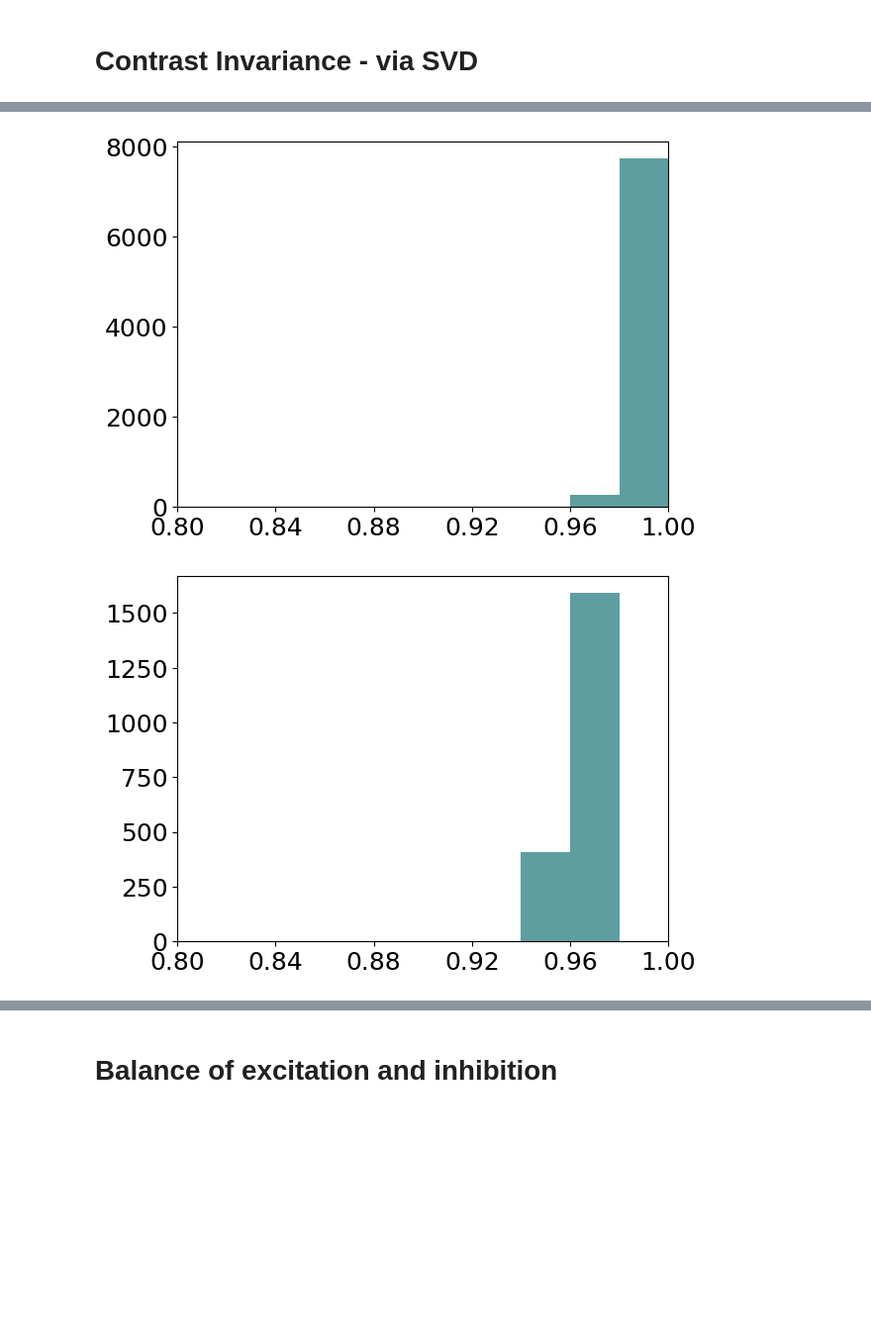
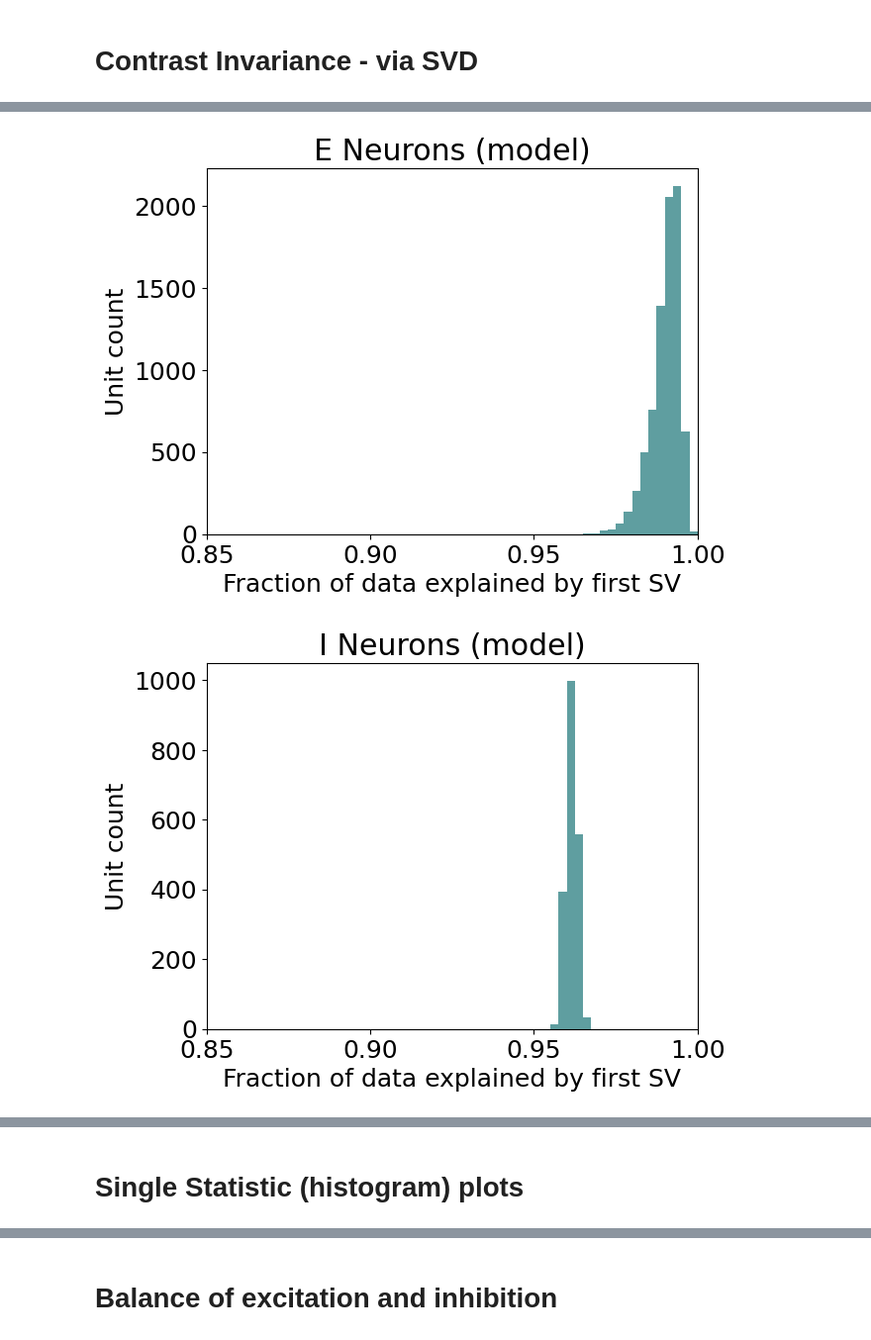
Before and after one commit to paopaoch/Mouse-V1, a Jupyter notebook: mouse_plots2.ipynb, the cells around one changed output, grey strips where cells are left out. Shown at 99% size. Drawn from its saved outputs; the diff is of its cells as text; code cells hidden in the pictures; blank space fills up the shorter version.

```diff
--- a/mouse_plots2.ipynb
+++ b/mouse_plots2.ipynb
@@ -5,6 +7,10 @@ J_array = [  0.6131,  -6.8548,   2.2939,  -5.6821]  # NES values
 P_array = [-0.6996,  -7.7089,  -1.3388, -4.4278]
 w_array = [-12.3577, -15.2088,  -9.6759, -14.3590]
 
+J_array = [-4.3900, -5.8650,  0.0000, -7.7800]  # NES init values
+P_array = [-1.2200, -6.5920, -6.5920, -1.2200]
+w_array = [-12.2500, -12.2500, -12.2500, -12.2500]
+
 model = NeuroNN(J_array, P_array, w_array, 10000, grad=False)
 res = model()
 # %% [output]
@@ -99,8 +106,8 @@ plt.show()
 # %%
 import pickle
 
-with open('response.pkl', 'wb') as f:
-    pickle.dump(res[0].data.tolist(), f)
+# with open('response.pkl', 'wb') as f:
+#     pickle.dump(res[0].data.tolist(), f)
 # %% [markdown]
 # Contrast  - via Gaussian Fitting
 # %%
@@ -308,21 +315,21 @@ plot_percentage_explained(np.array(data[73:]), "Histogram of Explained Variance
 # %%
-bin_size = 0.02
+bin_size = 0.0025
 
 def plot_frac_of_var(tuning_curves, title=""):
     frac_of_vars = get_all_fraction_of_variance(tuning_curves)
     bins = np.arange(0, 1 + bin_size, bin_size)
     plt.hist(frac_of_vars, bins, bottom=0, width=bin_size, color="cadetblue")
-    plt.xticks(np.arange(0, 1 + bin_size, bin_size * 2))
-    plt.xlim(0.8, 1)
-    # plt.title(title)
-    plt.xlabel("Fraction of data explained by first singular value")
+    plt.xticks(np.arange(0, 1 + bin_size, bin_size * 20))
+    plt.xlim(0.85, 1)
+    plt.title(title)
+    plt.xlabel("Fraction of data explained by first SV")
     plt.ylabel("Unit count")
     plt.show()
 
 matplotlib.rcParams.update({'font.size': 18})
-plot_frac_of_var(responses[:8000], "Fraction of Variance Dependent on Contrast - E Neurons (model)")
-plot_frac_of_var(responses[8000:], "Fraction of Variance Dependent on Contrast - I Neurons (model)")
-plot_frac_of_var(np.array(data), "Fraction of Variance Dependent on Contrast - All Neurons (data)")
+plot_frac_of_var(responses[:8000], "E Neurons (model)")
+plot_frac_of_var(responses[8000:], "I Neurons (model)")
+plot_frac_of_var(np.array(data), "All Neurons (data)")
 # %% [output]
-[figure, old version]
+[figure, new version]
-[figure, old version]
+[figure, new version]
@@ -329,0 +337,2 @@ plot_frac_of_var(np.array(data), "Fraction of Variance Dependent on Contrast - A
+# %% [markdown]
+# Single Statistic (histogram) plots
```
Also changed, not shown: parts of 21 cells of this notebook, 13 other files.
